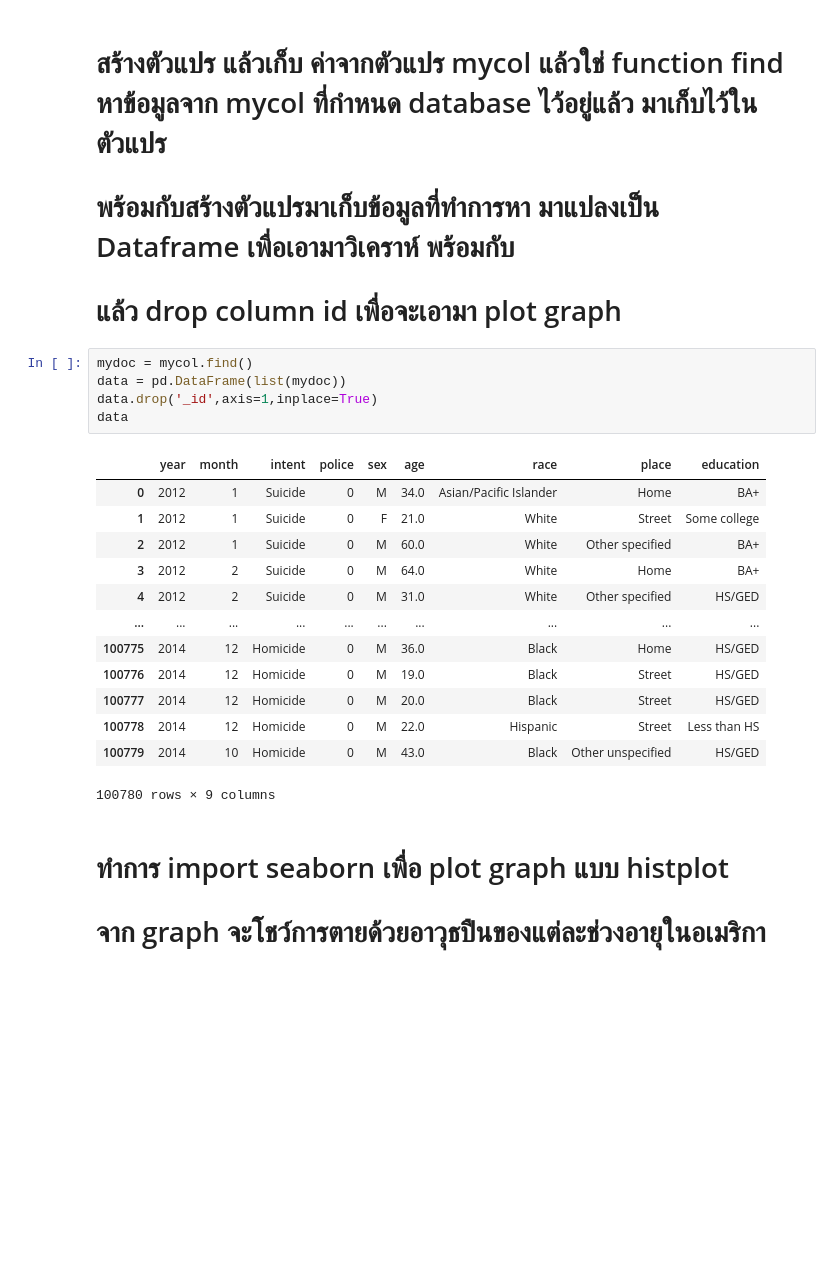
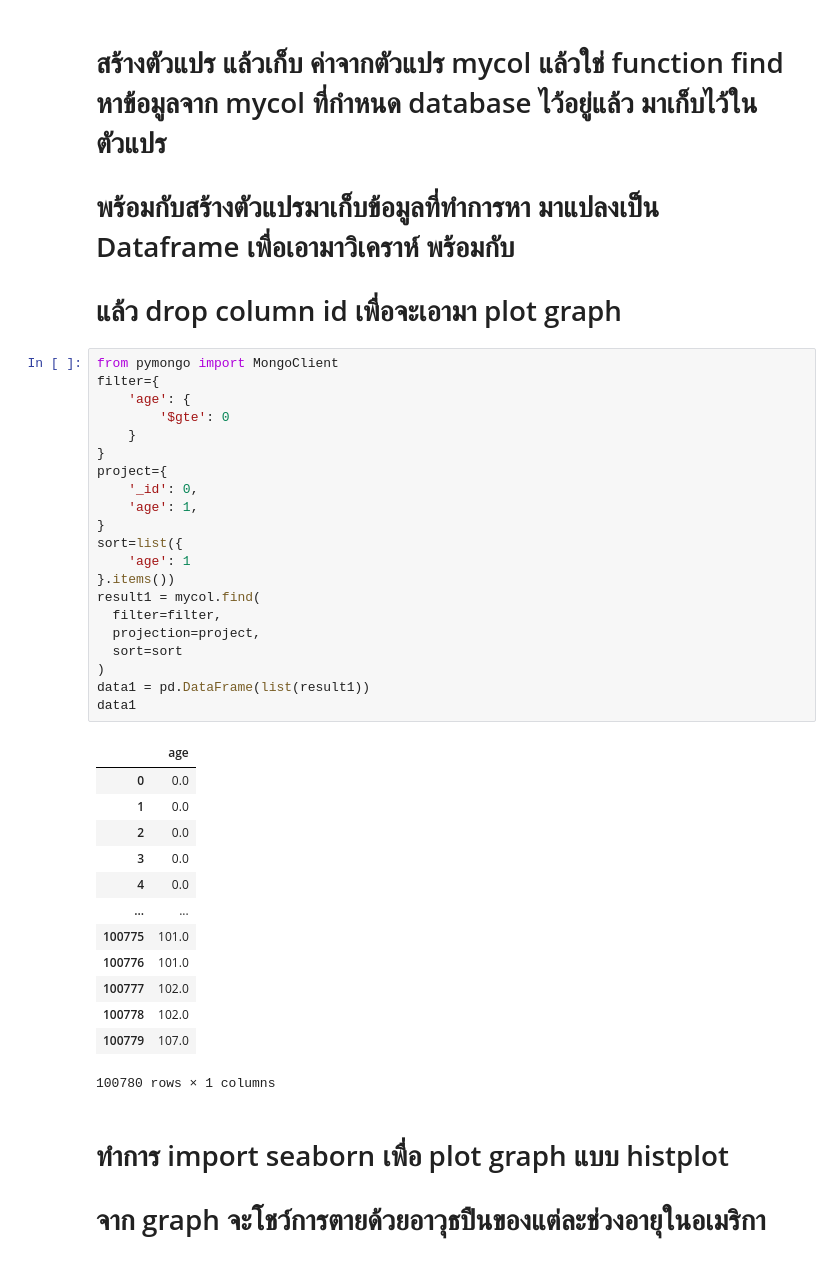
Before and after one commit to ThaphatTT/FinalDataAnalytics, a Jupyter notebook: GunAndDeathsInAmerica.ipynb, the cells around one changed output. Cells and saved outputs as stored; diff of their text form; blank space fills up the shorter version.

```diff
--- a/GunAndDeathsInAmerica.ipynb
+++ b/GunAndDeathsInAmerica.ipynb
@@ -24,25 +24,41 @@ InsertManyResult([ObjectId('6561688192e0aac6c12c9ba4'), ObjectId('6561688192e0aa
 # สร้างตัวแปร แล้วเก็บ ค่าจากตัวแปร mycol แล้วใช่ function find หาข้อมูลจาก mycol ที่กำหนด database ไว้อยู่แล้ว มาเก็บไว้ใน ตัวแปร
 # พร้อมกับสร้างตัวแปรมาเก็บข้อมูลที่ทำการหา มาแปลงเป็น Dataframe เพื่อเอามาวิเคราห์ พร้อมกับ
 # แล้ว drop column id เพื่อจะเอามา plot graph
-# %%
-mydoc = mycol.find()
-data = pd.DataFrame(list(mydoc))
-data.drop('_id',axis=1,inplace=True)
-data
-# %% [output]
-|  | year | month | intent | police | sex | age | race | place | education |
-| 0 | 2012 | 1 | Suicide | 0 | M | 34.0 | Asian/Pacific Islander | Home | BA+ |
-| 1 | 2012 | 1 | Suicide | 0 | F | 21.0 | White | Street | Some college |
-| 2 | 2012 | 1 | Suicide | 0 | M | 60.0 | White | Other specified | BA+ |
-| 3 | 2012 | 2 | Suicide | 0 | M | 64.0 | White | Home | BA+ |
-| 4 | 2012 | 2 | Suicide | 0 | M | 31.0 | White | Other specified | HS/GED |
-| ... | ... | ... | ... | ... | ... | ... | ... | ... | ... |
-| 100775 | 2014 | 12 | Homicide | 0 | M | 36.0 | Black | Home | HS/GED |
-| 100776 | 2014 | 12 | Homicide | 0 | M | 19.0 | Black | Street | HS/GED |
-| 100777 | 2014 | 12 | Homicide | 0 | M | 20.0 | Black | Street | HS/GED |
-| 100778 | 2014 | 12 | Homicide | 0 | M | 22.0 | Hispanic | Street | Less than HS |
-| 100779 | 2014 | 10 | Homicide | 0 | M | 43.0 | Black | Other unspecified | HS/GED |
-100780 rows × 9 columns
+# %%
+from pymongo import MongoClient
+filter={
+    'age': {
+        '$gte': 0
+    }
+}
+project={
+    '_id': 0,
+    'age': 1,
+}
+sort=list({
+    'age': 1
+}.items())
+result1 = mycol.find(
+  filter=filter,
+  projection=project,
+  sort=sort
+)
+data1 = pd.DataFrame(list(result1))
+data1
+# %% [output]
+|  | age |
+| 0 | 0.0 |
+| 1 | 0.0 |
+| 2 | 0.0 |
+| 3 | 0.0 |
+| 4 | 0.0 |
+| ... | ... |
+| 100775 | 101.0 |
+| 100776 | 101.0 |
+| 100777 | 102.0 |
+| 100778 | 102.0 |
+| 100779 | 107.0 |
+100780 rows × 1 columns
 # %% [markdown]
 # ทำการ import seaborn เพื่อ plot graph แบบ histplot
 # จาก graph จะโชว์การตายด้วยอาวุธปืนของแต่ละช่วงอายุในอเมริกา
```
Also changed, not shown: parts of 3 cells of this notebook.
